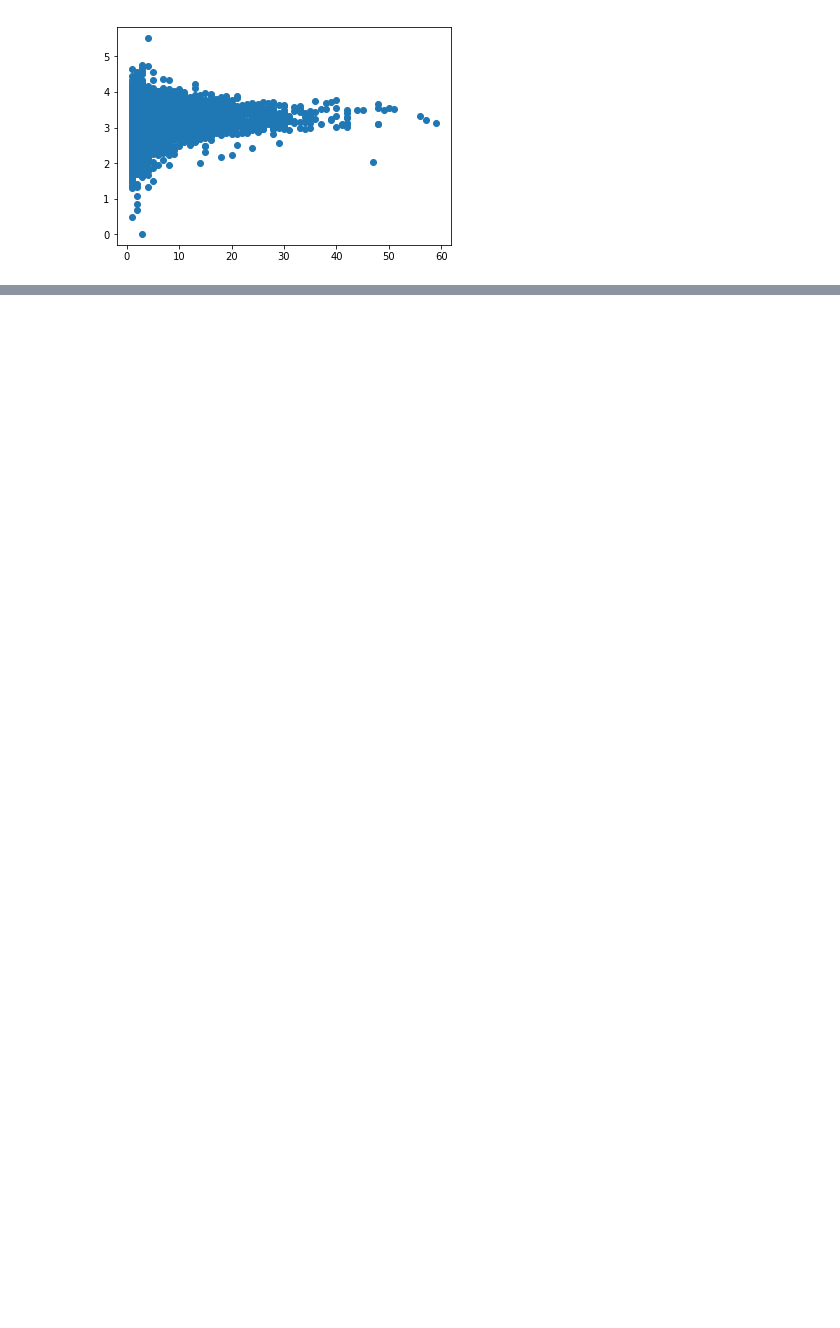
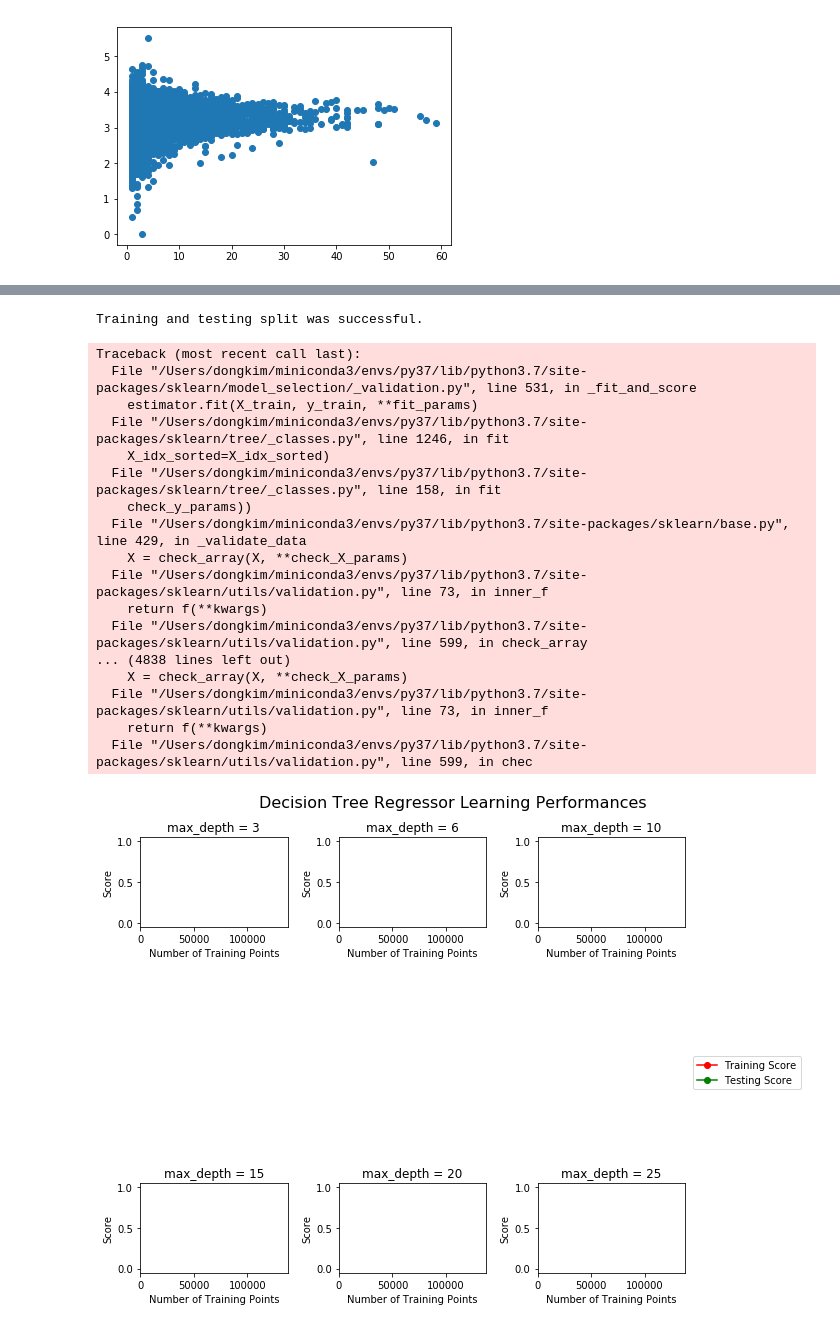
Before and after one commit to kedarnath6970/delivery_prediction, a Jupyter notebook: preprocessing.ipynb, the cells around one changed output, grey strips where cells are left out. Saved outputs shown, nothing was run; the diff lists cells and outputs as text; code cells hidden in the pictures; blank space fills up the shorter version.

```diff
--- a/preprocessing.ipynb
+++ b/preprocessing.ipynb
@@ -144,0 +267,32 @@ plt.show()
+# %%
+from sklearn.model_selection import train_test_split
+
+# TODO: Shuffle and split the data into training and testing subsets
+X_train, X_test, y_train, y_test = train_test_split(feature_data, ETA, test_size=0.30, random_state=45)
+
+# Success
+print("Training and testing split was successful.")
+# %% [output]
+Training and testing split was successful.
+# %%
+# Produce learning curves for varying training set sizes and maximum depths
+vs.ModelLearning(feature_data, ETA)
+# %% [output]
+Traceback (most recent call last):
+  File "/Users/dongkim/miniconda3/envs/py37/lib/python3.7/site-packages/sklearn/model_selection/_validation.py", line 531, in _fit_and_score
+    estimator.fit(X_train, y_train, **fit_params)
+  File "/Users/dongkim/miniconda3/envs/py37/lib/python3.7/site-packages/sklearn/tree/_classes.py", line 1246, in fit
+    X_idx_sorted=X_idx_sorted)
+  File "/Users/dongkim/miniconda3/envs/py37/lib/python3.7/site-packages/sklearn/tree/_classes.py", line 158, in fit
+    check_y_params))
+  File "/Users/dongkim/miniconda3/envs/py37/lib/python3.7/site-packages/sklearn/base.py", line 429, in _validate_data
+    X = check_array(X, **check_X_params)
+  File "/Users/dongkim/miniconda3/envs/py37/lib/python3.7/site-packages/sklearn/utils/validation.py", line 73, in inner_f
+    return f(**kwargs)
+  File "/Users/dongkim/miniconda3/envs/py37/lib/python3.7/site-packages/sklearn/utils/validation.py", line 599, in check_array
+... (4838 lines left out)
+    X = check_array(X, **check_X_params)
+  File "/Users/dongkim/miniconda3/envs/py37/lib/python3.7/site-packages/sklearn/utils/validation.py", line 73, in inner_f
+    return f(**kwargs)
+  File "/Users/dongkim/miniconda3/envs/py37/lib/python3.7/site-packages/sklearn/utils/validation.py", line 599, in chec
+[figure, added]
```
Also changed, not shown: parts of 12 cells of this notebook, 1 other file.
